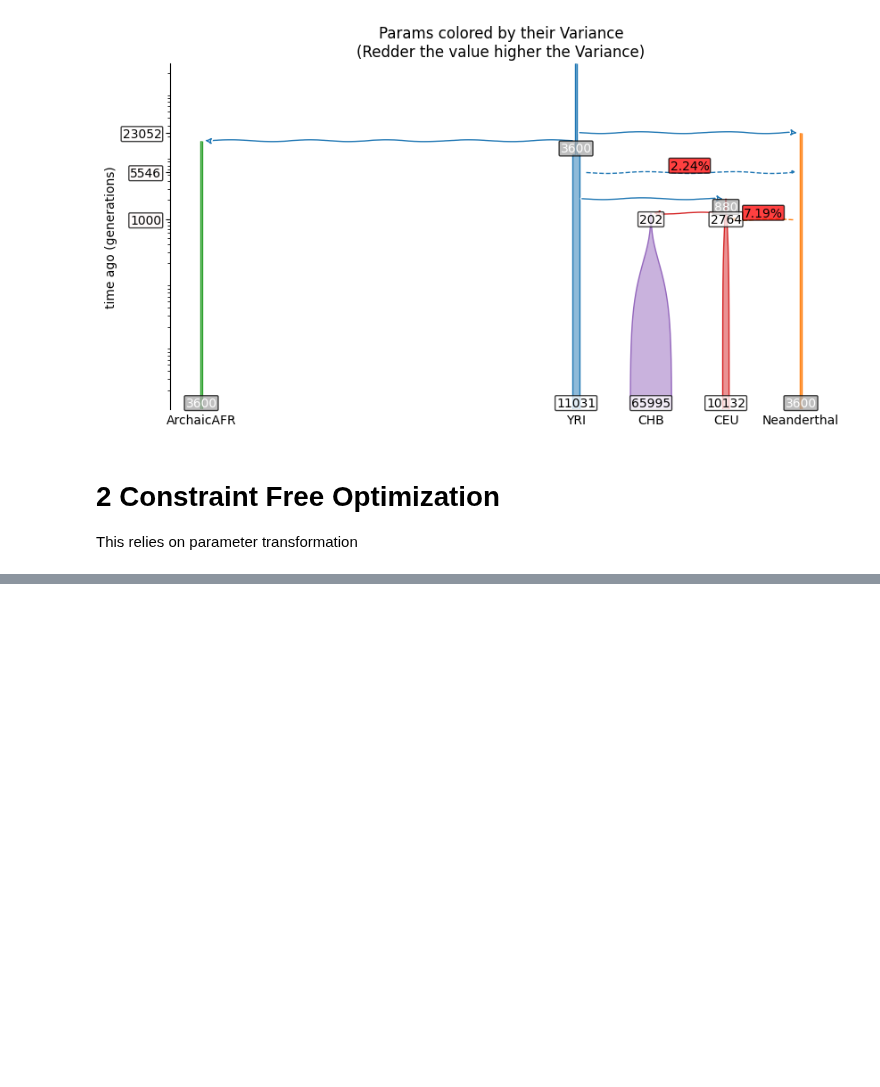
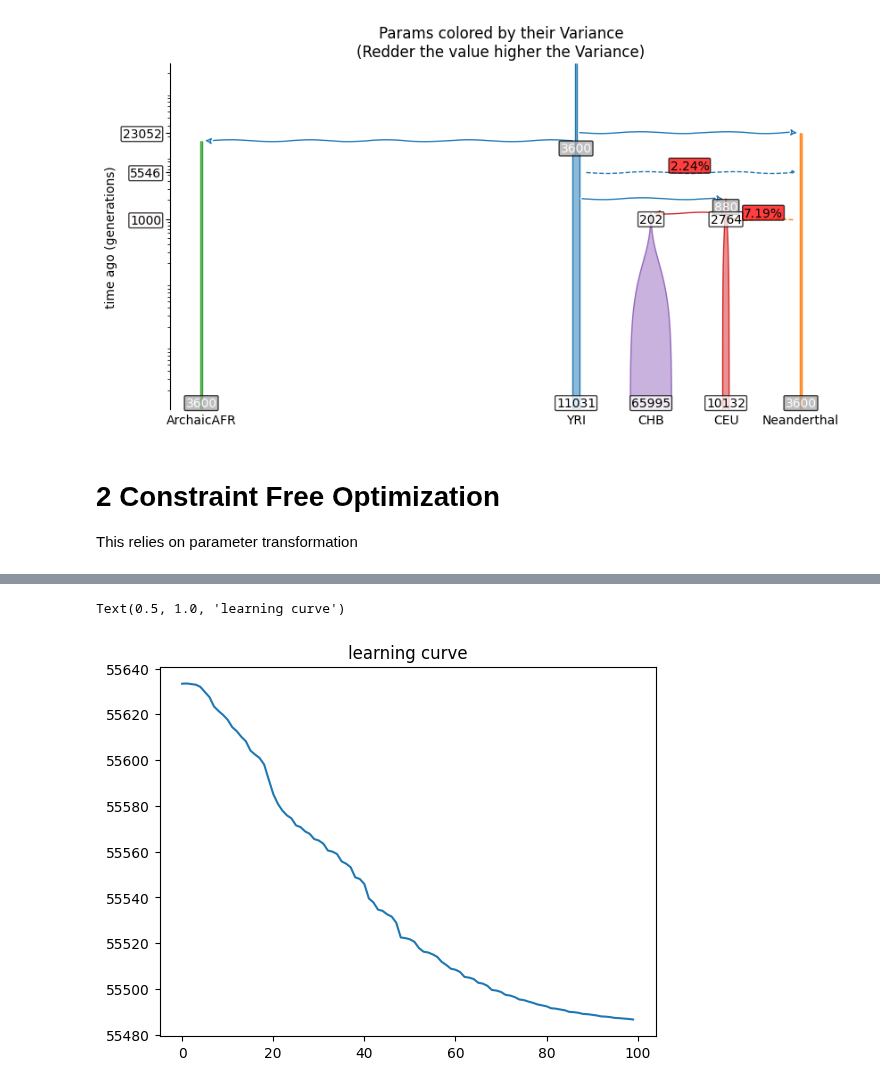
Before and after one commit to enesdilber/momi3-paper, a Jupyter notebook: optimization.ipynb, the cells around one changed output, grey strips where cells are left out. Saved outputs shown, nothing was run; the diff lists cells and outputs as text; code cells hidden in the pictures; blank space fills up the shorter version.

```diff
--- a/UsingScipyToOptimize.ipynb
+++ b/optimization.ipynb
@@ -362,0 +371,3 @@ params.tubes(show_values=True, show_letters=False, log_time=True,
+# %%
+transformed = False
+theta_train_dict = params.theta_train_dict(transformed)
@@ -362,0 +387,25 @@ params.tubes(show_values=True, show_letters=False, log_time=True,
+# %%
+# Set different learning rate for each eta, pi, tau
+lr_eta = 1.
+lr_pi = 0.001
+lr_tau = 0.1
+
+lr_vec = jnp.array(5 * [lr_eta] + 2 * [lr_pi] + 3 * [lr_tau])
+# %%
+optimizer = optax.adabelief(learning_rate=lr_vec, b1=0.3, b2=0.1)
+# %%
+theta_train_dict, opt_state, history = optax_for_momi(
+    optimizer,
+    momi,
+    params,
+    jsfs,
+    niter=100,
+    transformed=False,
+    theta_train_dict=theta_train_dict,
+)
+# %%
+plt.plot(history['LLs'])
+plt.title('learning curve')
+# %% [output]
+Text(0.5, 1.0, 'learning curve')
+[figure, added]
```
Also changed, not shown: parts of 9 cells of this notebook, 12 other files.
